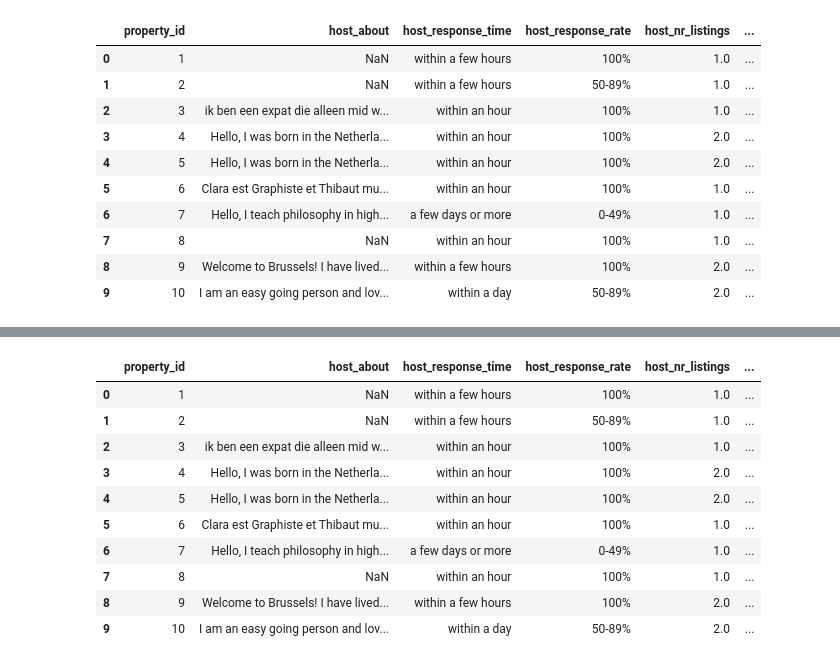
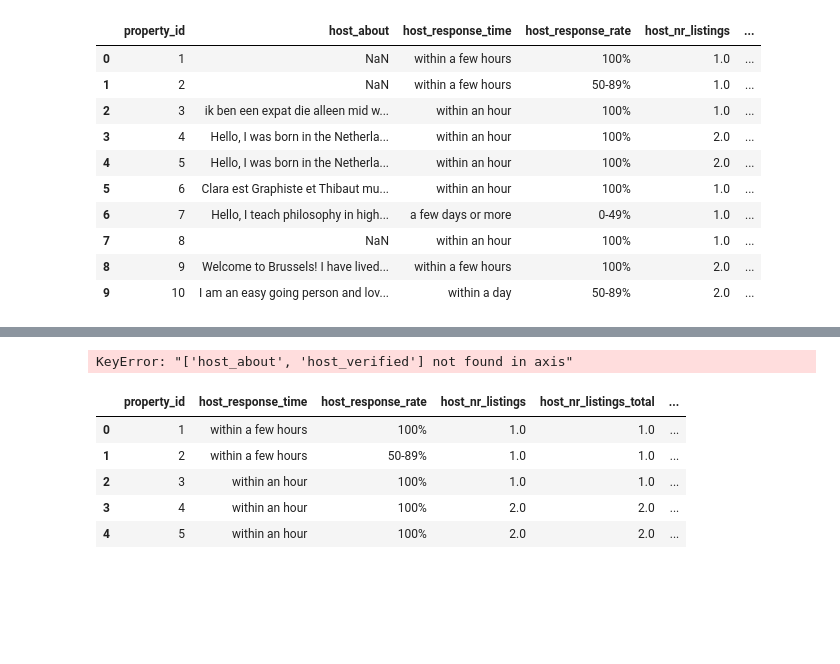
Before and after one commit to rubingwang/advancedanalytics, a Jupyter notebook: assignment1/host__bout ~ booking_max_nights .ipynb, the cells around one changed output, grey strips where cells are left out. Drawn from its saved outputs; the diff is of its cells as text; code cells hidden in the pictures; blank space fills up the shorter version.

```diff
--- a/assignment1/host__bout ~ booking_max_nights .ipynb
+++ b/assignment1/host__bout ~ booking_max_nights .ipynb
@@ -110,3 +115,9 @@ median=df['host_nr_listings'].median
 df['host_nr_listings'].fillna(median, inplace=True)
 median_total=df['host_nr_listings_total'].median
 df['host_nr_listings_total'].fillna(median_total, inplace=True)
+# %%
+#11 missingness
+#hence, use k nereast neighbour imputation
+from sklearn.impute import KNNImputer
+imputer = KNNImputer()
+df['property_beds']=imputer.fit_transform(df[['property_beds']])
@@ -172,0 +216,6 @@ as regulation in airbnb "When you host on Airbnb, you may be asked to provide in
+# %%
+#convert verifying document with and without official id into booleen and binary data
+df['logit_host_verified']= df.host_verified.str.contains("offline_government_id|government_id|driver’s license|passport|identity card|id|visa", regex=True)
+df['logit_host_verified'].head(10)
+df['bin_host_verified']=df['logit_host_verified'].astype(int)
+df['bin_host_verified'].head(10)
@@ -205,16 +248,19 @@ df[["host_response_time", "responsetime_code"]].head(11)
-# %%
-df.head(10)
-# %% [output]
-|  | property_id | host_about | host_response_time | host_response_rate | host_nr_listings | ... |
-| 0 | 1 | NaN | within a few hours | 100% | 1.0 | ... |
-| 1 | 2 | NaN | within a few hours | 50-89% | 1.0 | ... |
-| 2 | 3 | ik ben een expat die alleen mid w... | within an hour | 100% | 1.0 | ... |
-| 3 | 4 | Hello, I was born in the Netherla... | within an hour | 100% | 2.0 | ... |
-| 4 | 5 | Hello, I was born in the Netherla... | within an hour | 100% | 2.0 | ... |
-| 5 | 6 | Clara est Graphiste et Thibaut mu... | within an hour | 100% | 1.0 | ... |
-| 6 | 7 | Hello, I teach philosophy in high... | a few days or more | 0-49% | 1.0 | ... |
-| 7 | 8 | NaN | within an hour | 100% | 1.0 | ... |
-| 8 | 9 | Welcome to Brussels! I have lived... | within a few hours | 100% | 2.0 | ... |
-| 9 | 10 | I am an easy going person and lov... | within a day | 50-89% | 2.0 | ... |
+# %%
+#create new column indicating possible addition bed
+df['available_extra_beds']=df['property_beds']-df['booking_price_covers']
+# %%
+#drop unnecessary columns：host_about, host_verified(since already convert to binary variable)
+df=df.drop(['host_about', 'host_verified'], axis=1)
+# %% [output]
+KeyError: "['host_about', 'host_verified'] not found in axis"
+# %%
+df.head(5)
+# %% [output]
+|  | property_id | host_response_time | host_response_rate | host_nr_listings | host_nr_listings_total | ... |
+| 0 | 1 | within a few hours | 100% | 1.0 | 1.0 | ... |
+| 1 | 2 | within a few hours | 50-89% | 1.0 | 1.0 | ... |
+| 2 | 3 | within an hour | 100% | 1.0 | 1.0 | ... |
+| 3 | 4 | within an hour | 100% | 2.0 | 2.0 | ... |
+| 4 | 5 | within an hour | 100% | 2.0 | 2.0 | ... |
 # %%
 df.to_csv('cleanhostabout.csv')
```
Also changed, not shown: parts of 17 cells of this notebook, 3 other files.
